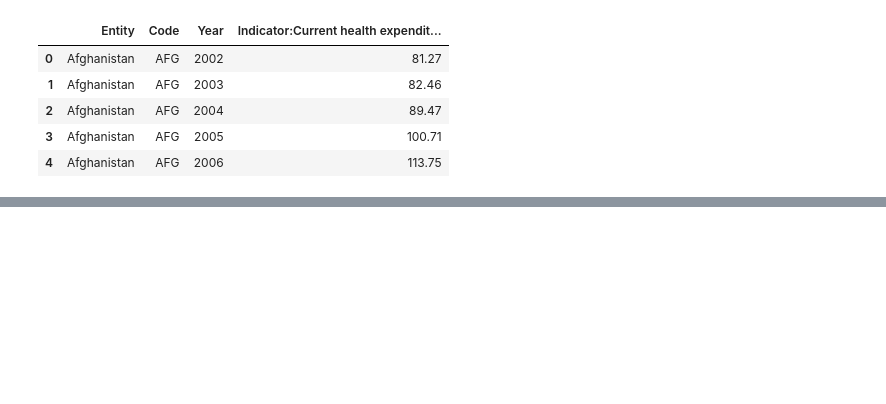
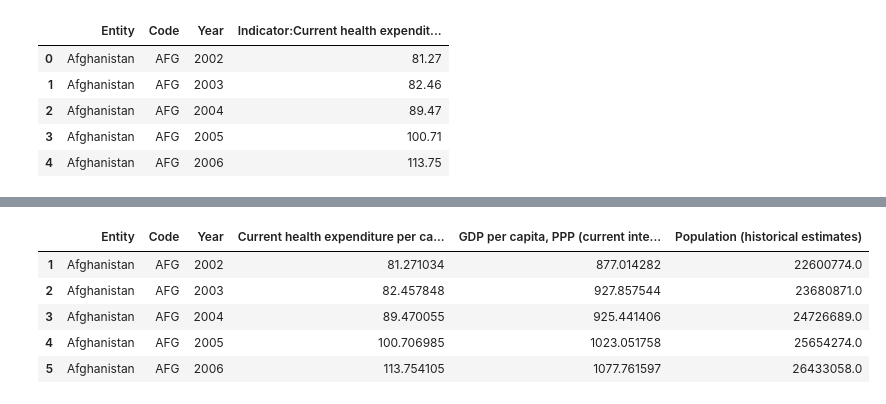
Before and after one commit to Smor-1/Health_Insurance_Cost_Prediction, a Jupyter notebook: roza_notebook.ipynb, the cells around one changed output, grey strips where cells are left out. Saved outputs shown, nothing was run; the diff lists cells and outputs as text; code cells hidden in the pictures; blank space fills up the shorter version.

```diff
--- a/roza_notebook.ipynb
+++ b/roza_notebook.ipynb
@@ -26,0 +29,14 @@ child_mortality.head()
+# %%
+file_path=("financing_healthcare/healthcare-expenditure-vs-gdp.csv")
+gdp=pd.read_csv(file_path)
+## dropping continent as it has lots of Nan
+gdp=gdp.drop(["Continent"], axis=1)
+gdp=gdp.dropna()
+gdp.head()
+# %% [output]
+|  | Entity | Code | Year | Current health expenditure per ca... | GDP per capita, PPP (current inte... | Population (historical estimates) |
+| 1 | Afghanistan | AFG | 2002 | 81.271034 | 877.014282 | 22600774.0 |
+| 2 | Afghanistan | AFG | 2003 | 82.457848 | 927.857544 | 23680871.0 |
+| 3 | Afghanistan | AFG | 2004 | 89.470055 | 925.441406 | 24726689.0 |
+| 4 | Afghanistan | AFG | 2005 | 100.706985 | 1023.051758 | 25654274.0 |
+| 5 | Afghanistan | AFG | 2006 | 113.754105 | 1077.761597 | 26433058.0 |
```
Also changed, not shown: parts of 16 cells of this notebook.
